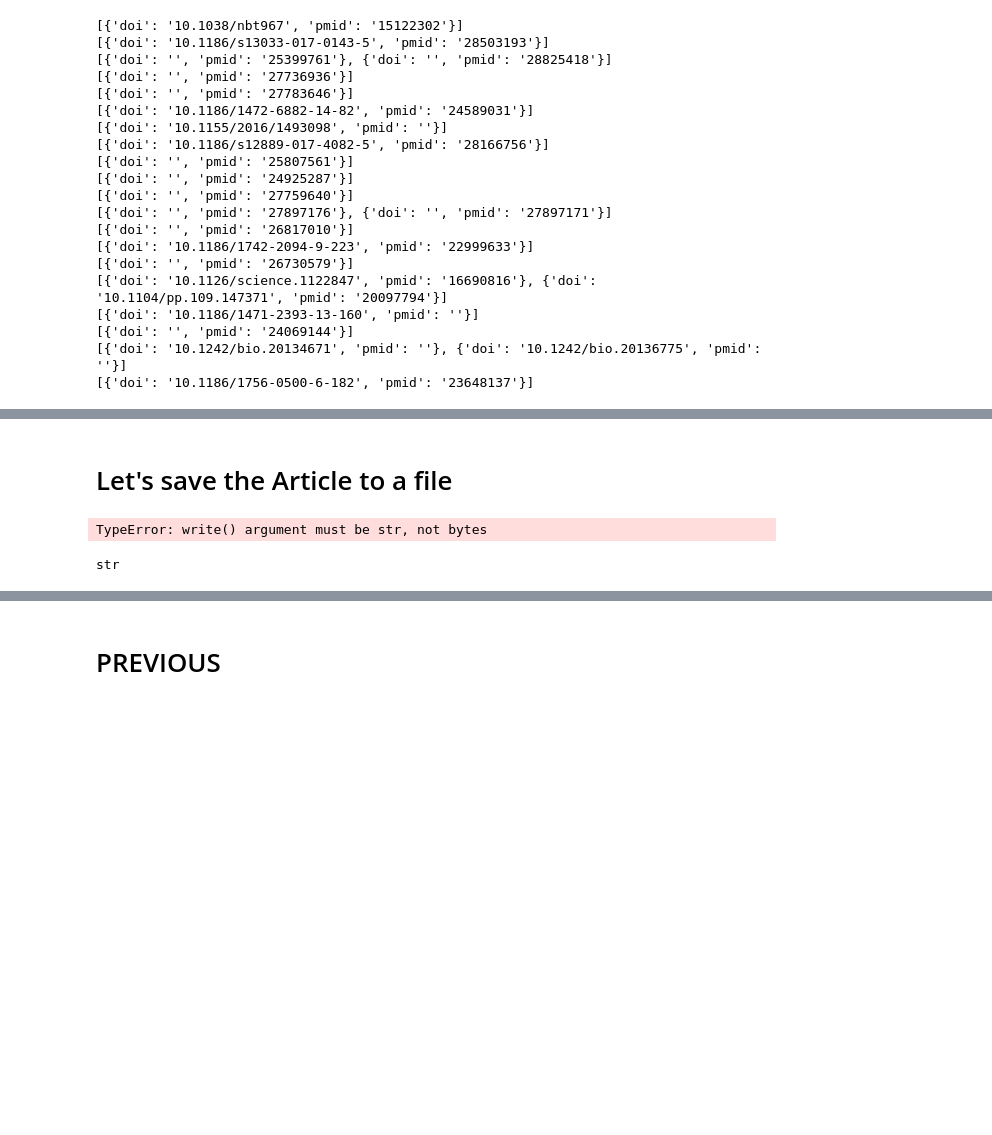
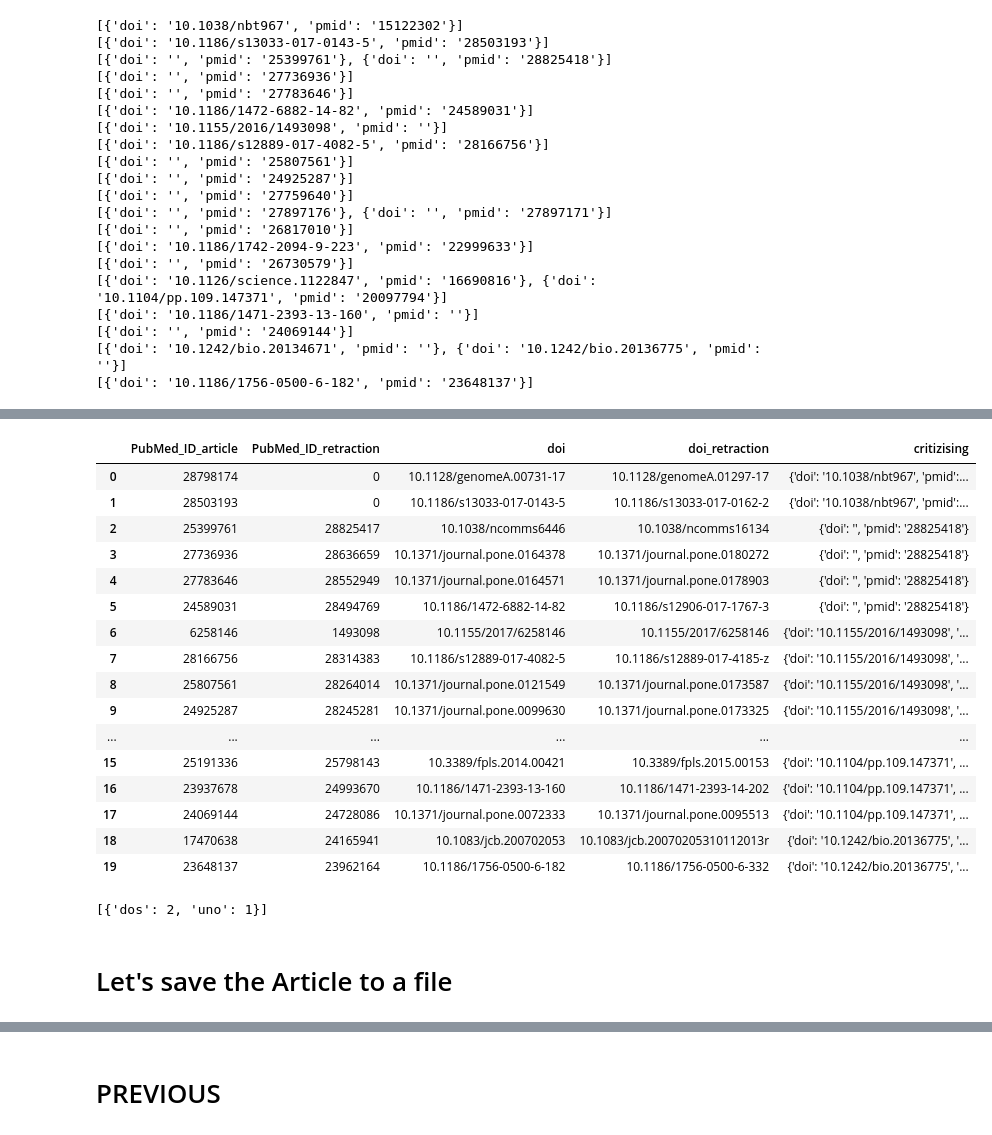
Before and after one commit to dciudadr/eLife_retractions, a Jupyter notebook: retractionwatch.ipynb, the cells around one changed output, grey strips where cells are left out. Cells and saved outputs as stored; diff of their text form; code cells hidden in the pictures; blank space fills up the shorter version.

Commit message:
retractionwatch: dataframe with retracted paper ids, retraction notes id, and ids of references in the retraction notes different to the retracted paper

```diff
--- a/retractionwatch.ipynb
+++ b/retractionwatch.ipynb
@@ -704,13 +786,29 @@ for article in list_Articles_with_text_and_references_df4:
+# %%
+df_ids_retracted_retraction_critizing.reset_index(drop = True)
+# %% [output]
+|  | PubMed_ID_article | PubMed_ID_retraction | doi | doi_retraction | critizising |
+| 0 | 28798174 | 0 | 10.1128/genomeA.00731-17 | 10.1128/genomeA.01297-17 | {'doi': '10.1038/nbt967', 'pmid':... |
+| 1 | 28503193 | 0 | 10.1186/s13033-017-0143-5 | 10.1186/s13033-017-0162-2 | {'doi': '10.1038/nbt967', 'pmid':... |
+| 2 | 25399761 | 28825417 | 10.1038/ncomms6446 | 10.1038/ncomms16134 | {'doi': '', 'pmid': '28825418'} |
+| 3 | 27736936 | 28636659 | 10.1371/journal.pone.0164378 | 10.1371/journal.pone.0180272 | {'doi': '', 'pmid': '28825418'} |
+| 4 | 27783646 | 28552949 | 10.1371/journal.pone.0164571 | 10.1371/journal.pone.0178903 | {'doi': '', 'pmid': '28825418'} |
+| 5 | 24589031 | 28494769 | 10.1186/1472-6882-14-82 | 10.1186/s12906-017-1767-3 | {'doi': '', 'pmid': '28825418'} |
+| 6 | 6258146 | 1493098 | 10.1155/2017/6258146 | 10.1155/2017/6258146 | {'doi': '10.1155/2016/1493098', '... |
+| 7 | 28166756 | 28314383 | 10.1186/s12889-017-4082-5 | 10.1186/s12889-017-4185-z | {'doi': '10.1155/2016/1493098', '... |
+| 8 | 25807561 | 28264014 | 10.1371/journal.pone.0121549 | 10.1371/journal.pone.0173587 | {'doi': '10.1155/2016/1493098', '... |
+| 9 | 24925287 | 28245281 | 10.1371/journal.pone.0099630 | 10.1371/journal.pone.0173325 | {'doi': '10.1155/2016/1493098', '... |
+| ... | ... | ... | ... | ... | ... |
+| 15 | 25191336 | 25798143 | 10.3389/fpls.2014.00421 | 10.3389/fpls.2015.00153 | {'doi': '10.1104/pp.109.147371', ... |
+| 16 | 23937678 | 24993670 | 10.1186/1471-2393-13-160 | 10.1186/1471-2393-14-202 | {'doi': '10.1104/pp.109.147371', ... |
+| 17 | 24069144 | 24728086 | 10.1371/journal.pone.0072333 | 10.1371/journal.pone.0095513 | {'doi': '10.1104/pp.109.147371', ... |
+| 18 | 17470638 | 24165941 | 10.1083/jcb.200702053 | 10.1083/jcb.20070205310112013r | {'doi': '10.1242/bio.20136775', '... |
+| 19 | 23648137 | 23962164 | 10.1186/1756-0500-6-182 | 10.1186/1756-0500-6-332 | {'doi': '10.1242/bio.20136775', '... |
+# %%
+dictio = [{"uno" : 1 , "dos": 2}, {"uno" : 1 , "dos": 3}]
+elemento = {"uno" : 1 , "dos": 3}
+dictio.remove(elemento)
+dictio
+# %% [output]
+[{'dos': 2, 'uno': 1}]
 # %% [markdown]
 # Let's save the Article to a file
-# %%
-import pickle
-
-file_to_save_objetc = open('list_retractions_72.txt', 'w')
-pickle.dump(list_retractions[72], file_to_save_objetc)
-# %% [output]
-TypeError: write() argument must be str, not bytes
-# %%
-type(list_retractions.text)
-# %% [output]
-str
```
Also changed, not shown: parts of 8 cells of this notebook, 4 other files.
